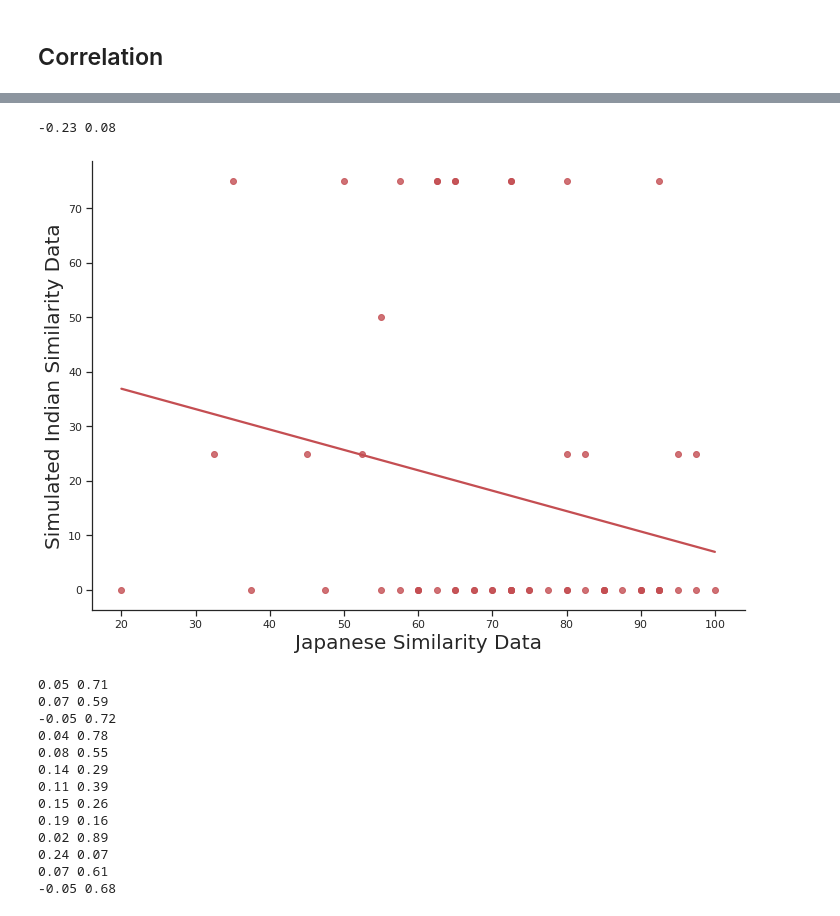
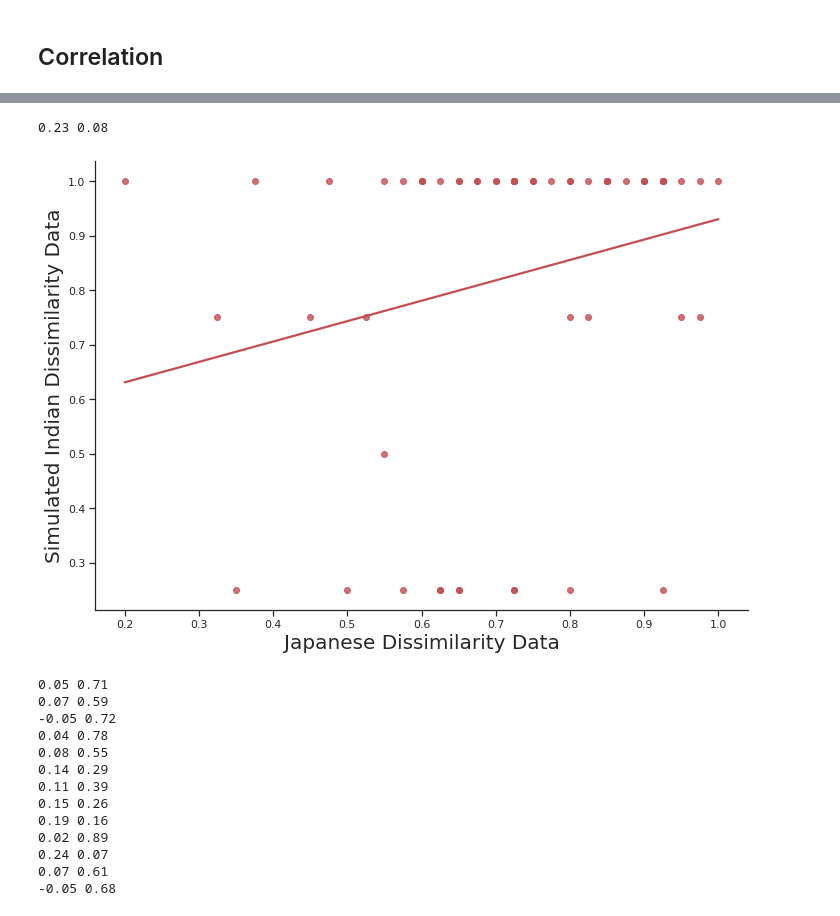
Before and after one commit to comp-music-lab/indian-music-data, a Jupyter notebook: Format Japanese Data.ipynb, the cells around one changed output, grey strips where cells are left out. Drawn from its saved outputs; the diff is of its cells as text; code cells hidden in the pictures.

```diff
--- a/Format Japanese Data.ipynb
+++ b/Format Japanese Data.ipynb
@@ -136,3 +136,6 @@ for i in range(6):
     npar = pd.read_csv(PATH+'hideo-india.csv', header=None).to_numpy()
     x = flatten_distance_matrix(npar[i:i+5, i:i+5])
     indian_partial.extend(x)
+# %%
+res = [1- (x / 100) for x in indian_partial]
+res
@@ -139,17 +160,18 @@ for i in range(6):
 # %%
-r, p = stats.pearsonr(full_partial, indian_partial)
+r, p = stats.pearsonr(full_partial, res)
 print(round(r, 2), round(p, 2))
 # %% [output]
--0.23 0.08
+0.23 0.08
 # %%
 sns.set(rc={'figure.figsize':(11.7,8.27)})
 sns.set_style('ticks')
-p = sns.regplot(x=full_partial, y=indian_partial, ci=None, color="r")
-p.set_xlabel("Japanese Similarity Data", fontsize = 20)
-p.set_ylabel("Simulated Indian Similarity Data", fontsize = 20)
+full_partial = [x/100 for x in full_partial]
+p = sns.regplot(x=full_partial, y=res, ci=None, color="r")
+p.set_xlabel("Japanese Dissimilarity Data", fontsize = 20)
+p.set_ylabel("Simulated Indian Dissimilarity Data", fontsize = 20)
 sns.despine()
 # %% [output]
-[figure, old version]
+[figure, new version]
 # %%
 PATH = './output/japan/feature/'
 feature_names = ['Ornamentation', 'Grooviness', 'Familiarity', 'Liking', 'Consonance', 'Valence', 'Excitement', 'Vocal Range', 'Sound Quality', 'Tempo', 'Rhythmic Regularity', 'Vocal Tension', 'Vocal Texture']
```
Also changed, not shown: parts of 1 cell of this notebook, 3 other files.
